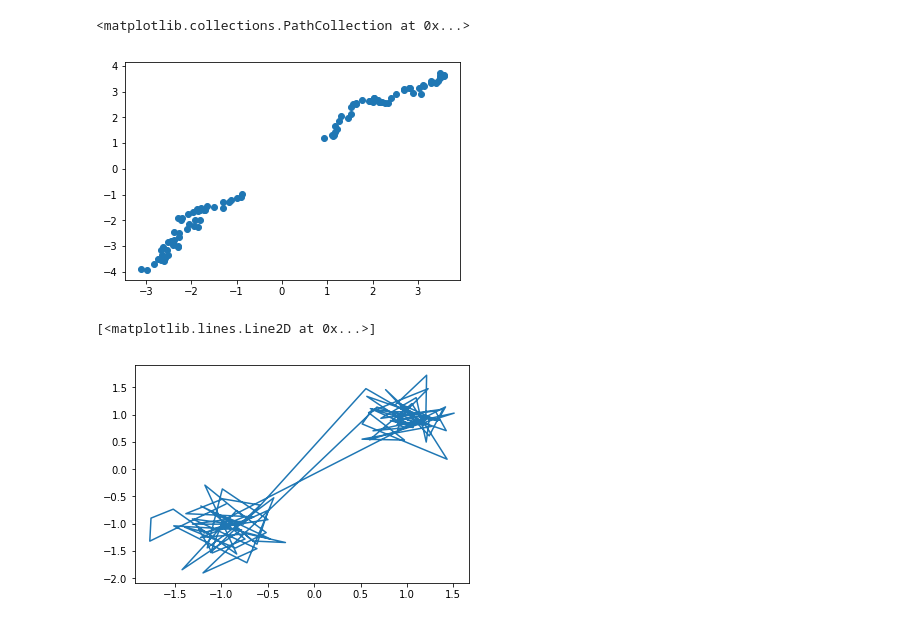
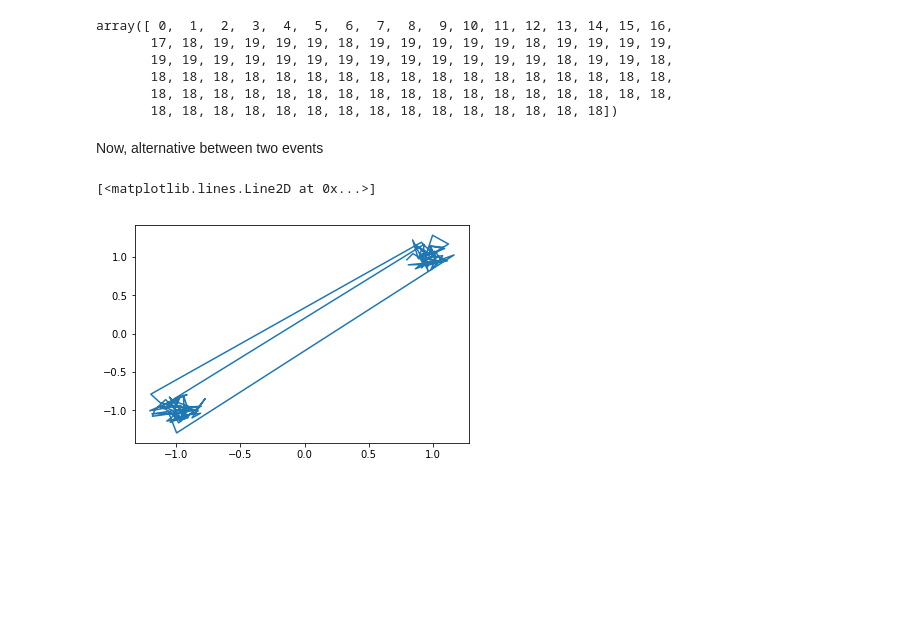
Before and after one commit to nicktfranklin/SEM_paper_simulations, a Jupyter notebook: Segmentation Demo.ipynb, the cells around one changed output. Cells and saved outputs as stored; diff of their text form; code cells hidden in the pictures; blank space fills up the shorter version.

Commit message:
converted demo to object oriented, add more case examples and documentation

```diff
--- a/Segmentation Demo.ipynb
+++ b/Segmentation Demo.ipynb
@@ -7,61 +238,38 @@ from scipy.misc import logsumexp
+# %%
+#show the envent number that was chosen
+np.argmax(post, axis=1)
+# %% [output]
+array([ 0,  1,  2,  3,  4,  5,  6,  7,  8,  9, 10, 11, 12, 13, 14, 15, 16,
+       17, 18, 19, 19, 19, 19, 18, 19, 19, 19, 19, 19, 18, 19, 19, 19, 19,
+       19, 19, 19, 19, 19, 19, 19, 19, 19, 19, 19, 19, 19, 18, 19, 19, 18,
+       18, 18, 18, 18, 18, 18, 18, 18, 18, 18, 18, 18, 18, 18, 18, 18, 18,
+       18, 18, 18, 18, 18, 18, 18, 18, 18, 18, 18, 18, 18, 18, 18, 18, 18,
+       18, 18, 18, 18, 18, 18, 18, 18, 18, 18, 18, 18, 18, 18, 18])
+# %% [markdown]
+Now, alternative between two events
 # %%
-# first demo -- gaussian mixture defined by the CRP
+def build_alternating_static_events(N, beta=0.1):
+    """
+    2 alternating events, modeled as gaussians with different means
+    """
 
-
-def build_static_dataset(N, beta=0.1):
-    pi = np.array([0.4, 0.6])
-    mus = [[1, 1], [-1, -1]]
-    stds = np.ones((2, 2)) * beta
-    x = np.zeros((N, 2), dtype=np.float32)
-    for n in range(N/2):
-        x[n, :] = np.random.multivariate_normal(mus[0], np.diag(stds[0]))
-    for n in range(N/2, N):
-        x[n, :] = np.random.multivariate_normal(mus[1], np.diag(stds[1]))
-    return x
-
-
-def build_static_dataset_w_return(N, beta=0.1):
     pi = np.array([0.4, 0.6])
     mus = [[1, 1], [-1, -1]]
     stds = np.ones((2, 2)) * beta
     x = np.zeros((N, 2), dtype=np.float32)
     for n in range(N/4):
         x[n, :] = np.random.multivariate_normal(mus[0], np.diag(stds[0]))
     for n in range(N/4, N/2):
         x[n, :] = np.random.multivariate_normal(mus[1], np.diag(stds[1]))
     for n in range(N/2, N/4*3):
         x[n, :] = np.random.multivariate_normal(mus[0], np.diag(stds[0]))
     for n in range(N/4*3, N):
         x[n, :] = np.random.multivariate_normal(mus[1], np.diag(stds[1]))
 
     return x
 
-def build_moving_data(N, beta=0.01):
-    pi = np.array([0.4, 0.6])
-    bs = [[1, 1], [-1, -1]]  # starting point!
-    ws = [np.array([[1, 0], [.5, 2]]), np.array([[-1, .2], [-.2, 1]])]
-    stds = np.ones((2, 2)) * beta
-    x = np.zeros((N, 2), dtype=np.float32)
-
-    x[0, :] = np.random.multivariate_normal(bs[0], np.diag(stds[0]))
-    for n in range(1, N):
-        _x = x[n-1, :] + np.array([0.05, 0.05])
-        x[n, :] = np.random.multivariate_normal(_x, np.diag(stds[0]))
-
-    x[N/2, :] = np.random.multivariate_normal(bs[1], np.diag(stds[0]))
-    for n in range(N/2+1, N):
-        _x = x[n-1, :] + np.array([-0.05, -0.05])
-        x[n, :] = np.random.multivariate_normal(_x, np.diag(stds[1]))
-    return x
+x_train = build_alternating_static_events(100, 0.01)
+plt.plot(x_train[:, 0], x_train[:, 1])
+# %% [output]
+[<matplotlib.lines.Line2D at 0x...>]
+[figure, added]
-# %%
-x_train = build_moving_data(100)
-plt.scatter(x_train[:, 0], x_train[:, 1])
-# %% [output]
-<matplotlib.collections.PathCollection at 0x...>
-[figure, removed]
-# %%
-x_train = build_static_dataset_w_return(100)
-plt.plot(x_train[:, 0], x_train[:, 1])
-# %% [output]
-[<matplotlib.lines.Line2D at 0x...>]
-[figure, removed]
```
Also changed, not shown: parts of 24 cells of this notebook, 1 other file.
